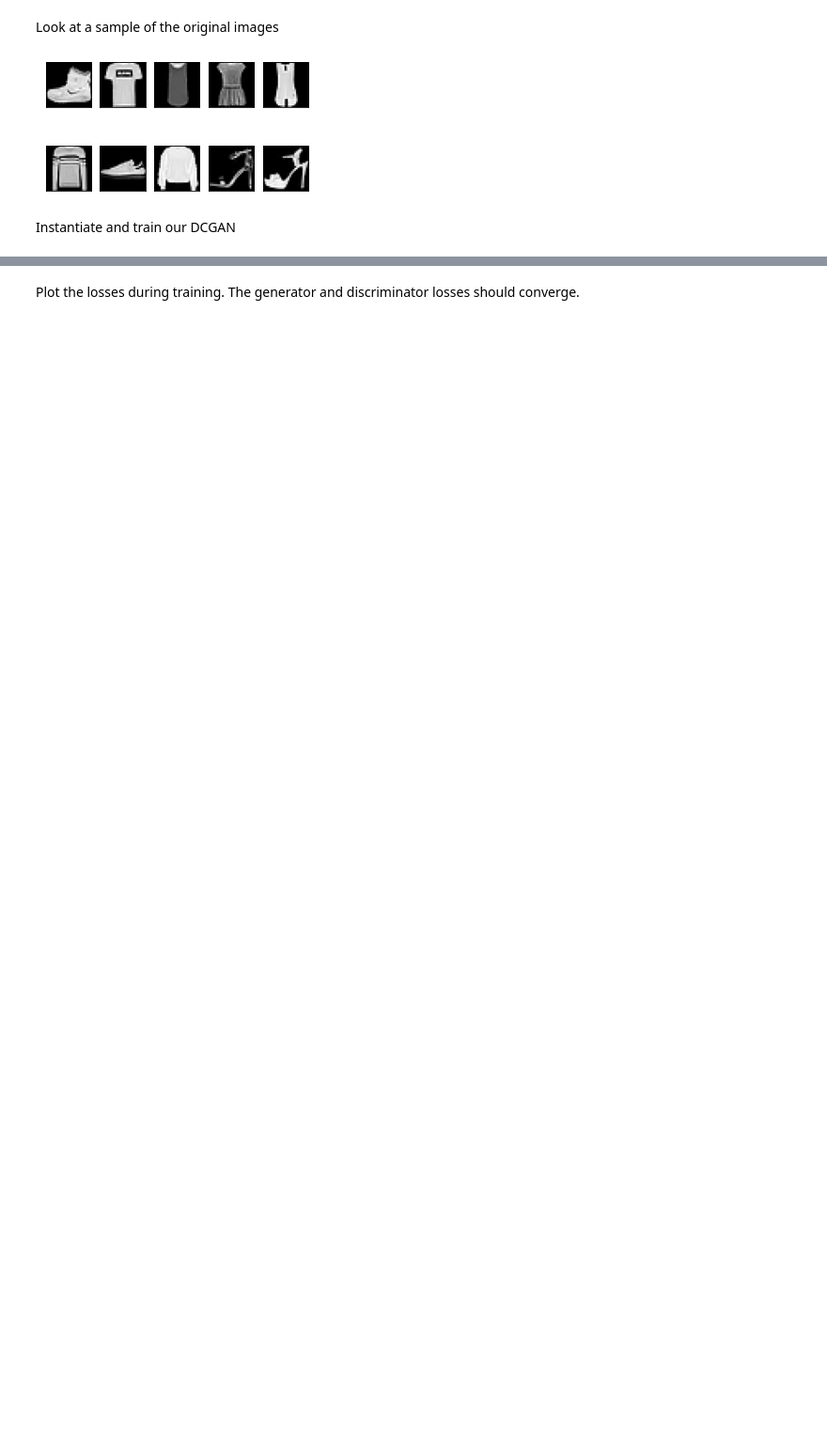
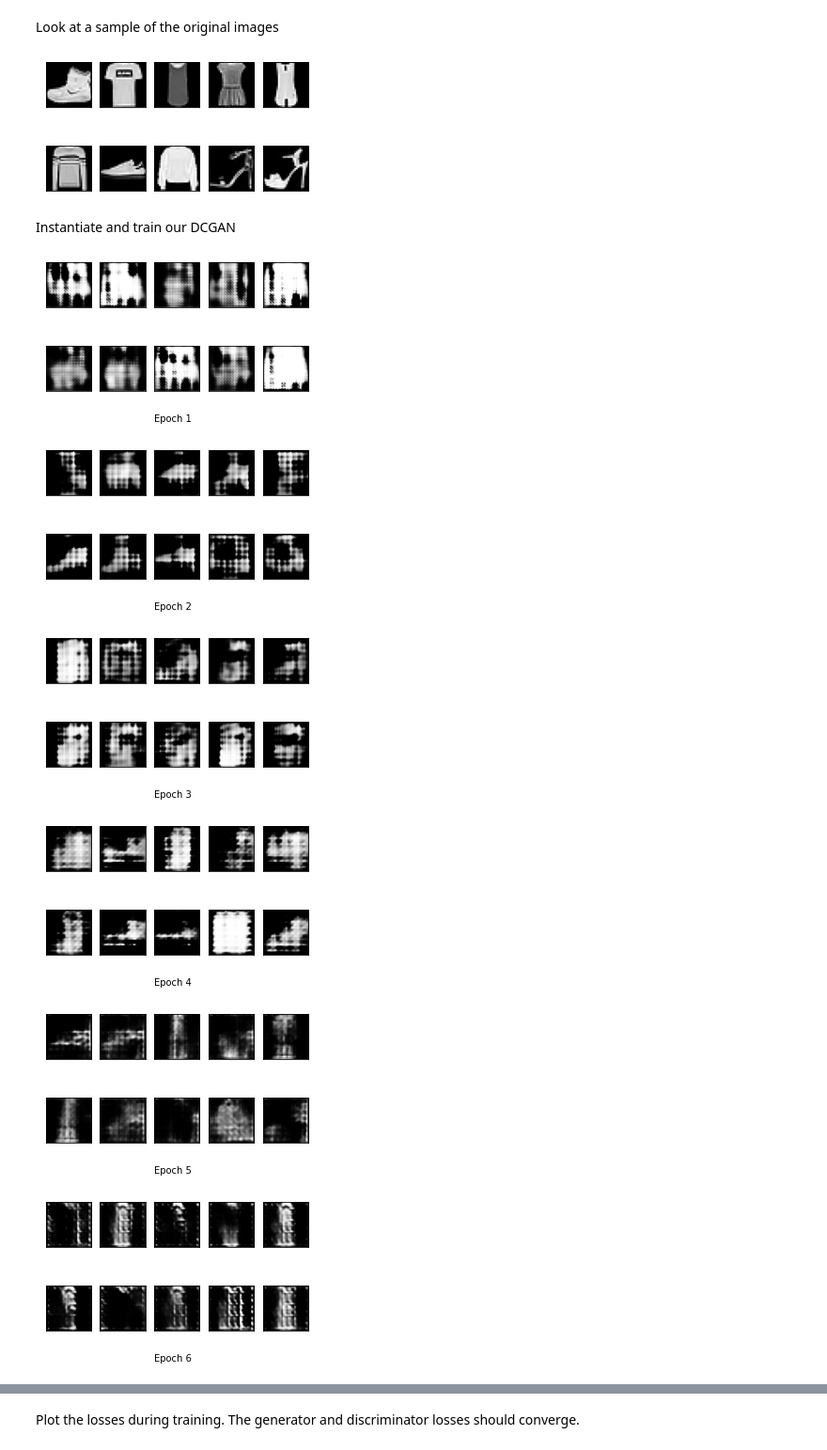
Before and after one commit to karencfisher/dcgan, a Jupyter notebook: mnistfashion_dcgan.ipynb, the cells around one changed output, grey strips where cells are left out. Shown: that part at 94% size. Cells and saved outputs as stored; diff of their text form; code cells hidden in the pictures; blank space fills up the shorter version.

```diff
--- a/mnistfashion_dcgan.ipynb
+++ b/mnistfashion_dcgan.ipynb
@@ -34,5 +54,12 @@ Instantiate and train our DCGAN
 # %%
 model_path = None
 dcgan = DCGAN(model_path=model_path)
 
-d_losses, g_losses = dcgan.train(X_train, 10, 128, verbose=1)
+d_losses, g_losses = dcgan.train(X_train, 25, 100, verbose=1)
+# %% [output]
+[figure, added]
+[figure, added]
+[figure, added]
+[figure, added]
+[figure, added]
+[figure, added]
```
Also changed, not shown: parts of 4 cells of this notebook.
